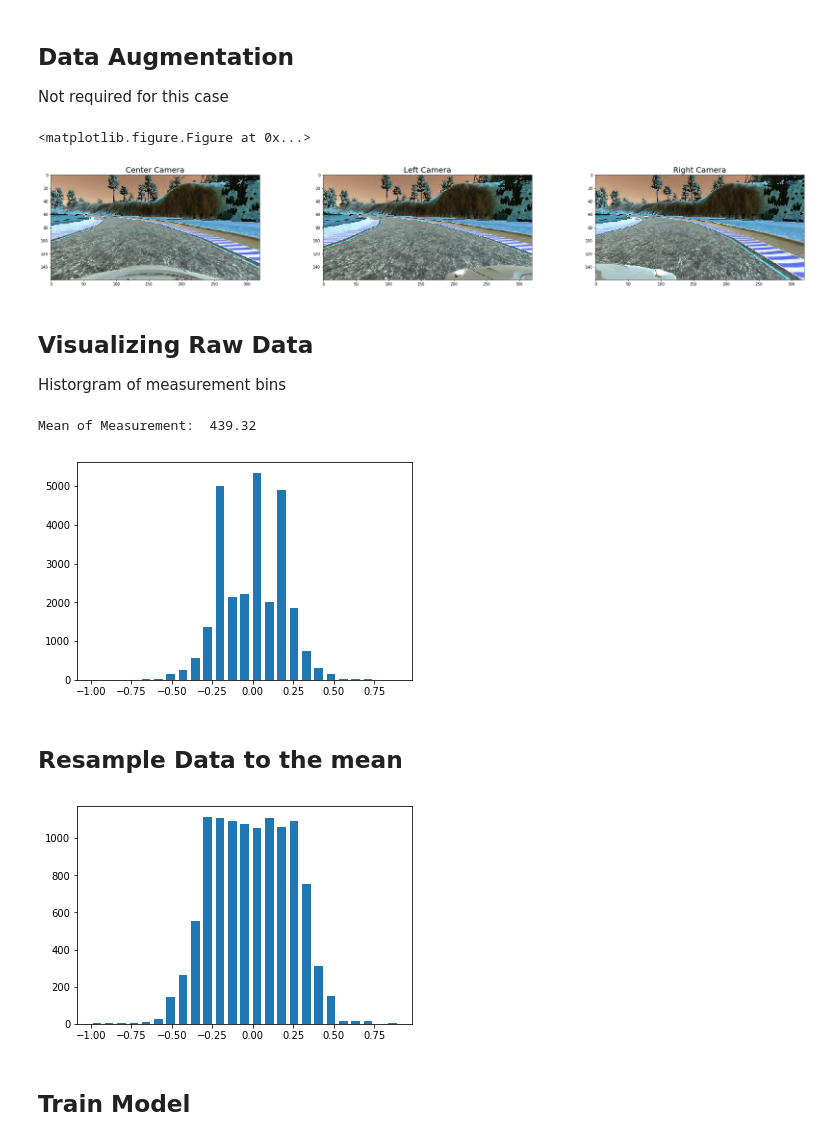
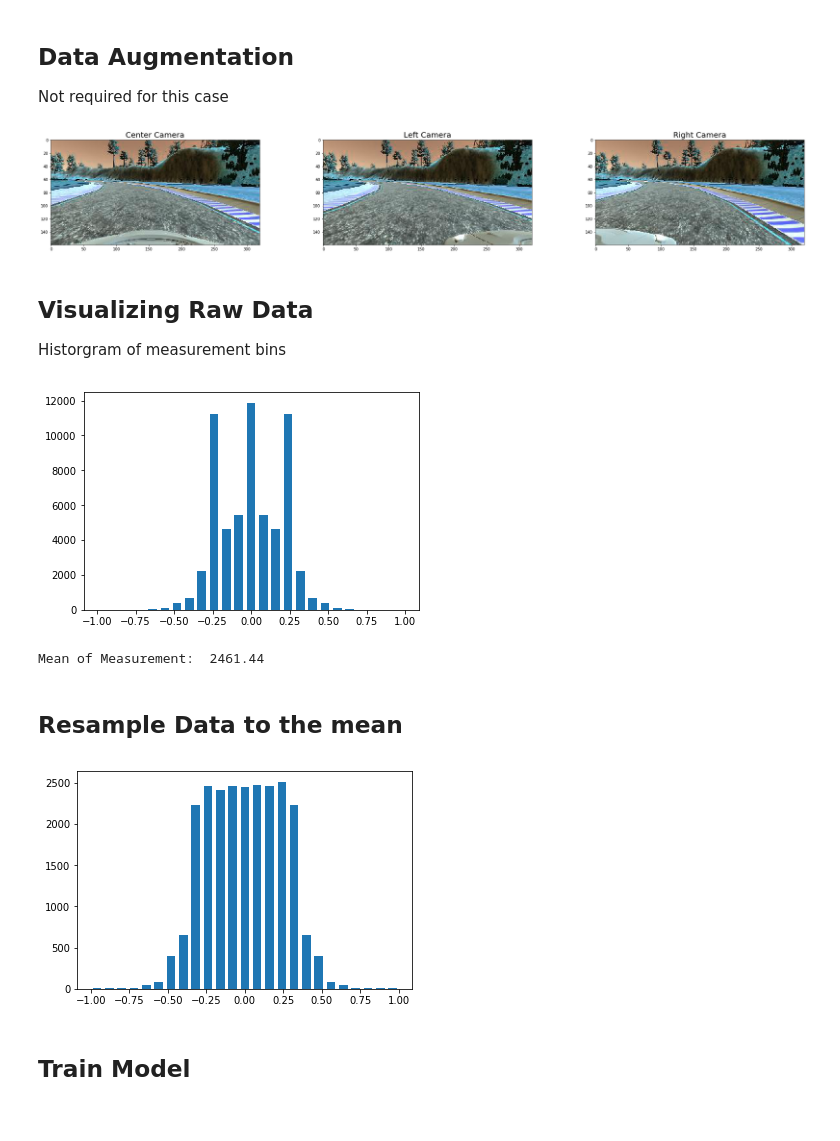
Before and after one commit to nitesh4146/Self-Driving-Cars, a Jupyter notebook: P3-Behavior-Cloning/model.ipynb, the cells around one changed output. Drawn from its saved outputs; the diff is of its cells as text; code cells hidden in the pictures.

```diff
--- a/P3-Behavior-Cloning/model.ipynb
+++ b/P3-Behavior-Cloning/model.ipynb
@@ -48,9 +48,9 @@ Total Images:  27108  | Total Measurements:  27108
 ## Data Augmentation
 Not required for this case
 # %%
-# aug_images = images + image_flipped
-# measurement_flipped = [-1*x for x in measurements]
-# aug_measurements = measurements + measurement_flipped
+aug_images = images + image_flipped
+measurement_flipped = [-1*x for x in measurements]
+aug_measurements = measurements + measurement_flipped
 
 f, ax = plt.subplots(1,3, figsize=(36,5))
 ax[0].imshow(images[0])
@@ -65,24 +65,23 @@ ax[2].set_title('Right Camera', fontsize=20)
 f.savefig("./examples/camera_angles.png")
 plt.show()
 # %% [output]
-<matplotlib.figure.Figure at 0x...>
 [figure]
 # %% [markdown]
 ## Visualizing Raw Data
 Historgram of measurement bins
 # %%
 nbin = 25
-hist, bins = np.histogram(measurements, nbin)
+hist, bins = np.histogram(aug_measurements, nbin)
 width = 0.7 * (bins[1] - bins[0])
 center = (bins[:-1] + bins[1:]) / 2
-print("Mean of Measurement: ", avg_value)
 plt.bar(center, hist, align='center', width=width)
 plt.savefig("./examples/old_hist.png")
 plt.show()
 avg_value = np.mean(hist)
+print("Mean of Measurement: ", avg_value)
 # %% [output]
+[figure, new version]
-Mean of Measurement:  439.32
+Mean of Measurement:  2461.44
-[figure, old version]
 # %% [markdown]
 ## Resample Data to the mean
 # %%
@@ -94,22 +93,37 @@ for i in range(nbin):
         keep_prob.append(avg_value/hist[i])
 
 remove_ind = []
-for i in range(len(measurements)):
+for i in range(len(aug_measurements)):
     for j in range(nbin):
-        if measurements[i] >= bins[j] and measurements[i] < bins[j+1]:
+        if aug_measurements[i] > bins[j] and aug_measurements[i] <= bins[j+1]:
             if random.random() < (1-keep_prob[j]):
                 remove_ind.append(i)
 
-new_images = np.delete(images, remove_ind, 0)
-new_measurements = np.delete(measurements, remove_ind, 0)
+# keep_probs = []
+# target = avg_value * .5
+# for i in range(nbin):
+#     if hist[i] < target:
+#         keep_probs.append(1.)
+#     else:
+#         keep_probs.append(1./(hist[i]/target))
+# remove_list = []
+# for i in range(len(aug_measurements)):
+#     for j in range(nbin):
+#         if aug_measurements[i] > bins[j] and aug_measurements[i] <= bins[j+1]:
+#             # delete from X and y with probability 1 - keep_probs[j]
+#             if np.random.rand() > keep_probs[j]:
+#                 remove_list.append(i)
+
+new_images = np.delete(aug_images, remove_ind, 0)
+new_measurements = np.delete(aug_measurements, remove_ind, 0)
 # %%
-nbin = 25
+# nbin = 25
 hist, bins = np.histogram(new_measurements, nbin)
 width = 0.7 * (bins[1] - bins[0])
 center = (bins[:-1] + bins[1:]) / 2
 plt.bar(center, hist, align='center', width=width)
 plt.savefig("./examples/new_hist.png")
 plt.show()
 avg_value = np.mean(hist)
 # %% [output]
-[figure, old version]
+[figure, new version]
```
Also changed, not shown: parts of 4 cells of this notebook, 3 other files.
